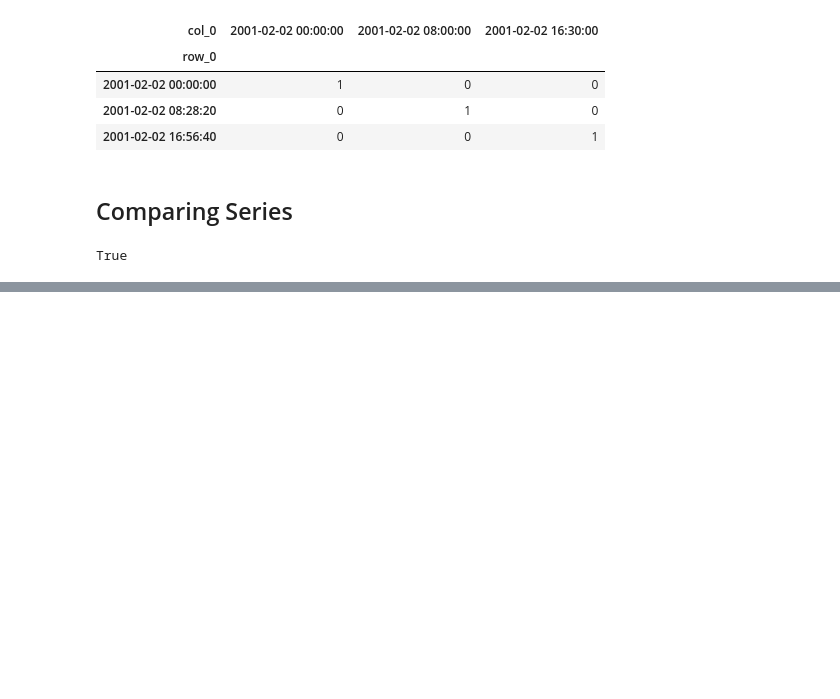
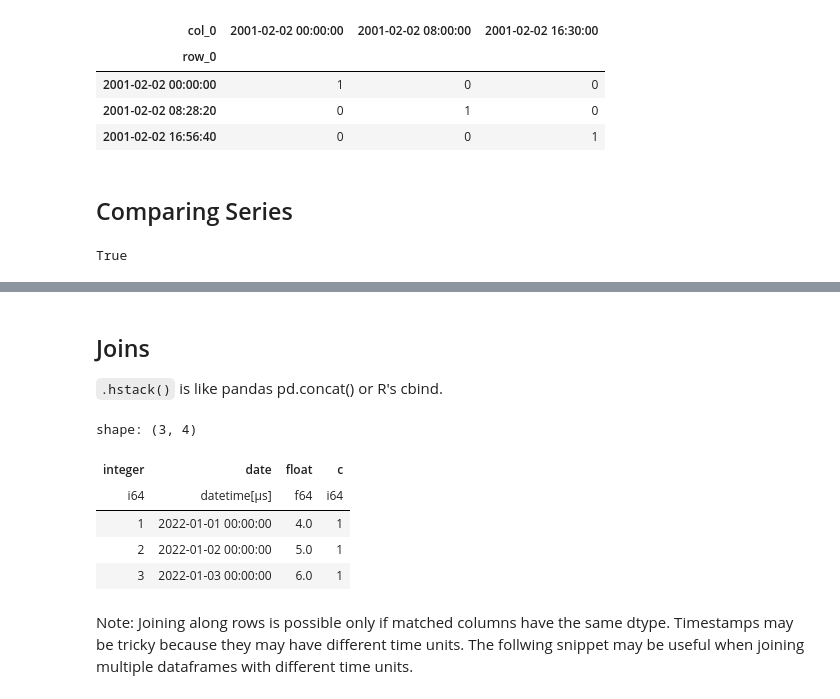
Before and after one commit to johnros/polars_demo, a Jupyter notebook: polars_to_preview.ipynb, the cells around one changed output, grey strips where cells are left out. Saved outputs shown, nothing was run; the diff lists cells and outputs as text; code cells hidden in the pictures; blank space fills up the shorter version.

```diff
--- a/polars_to_preview.ipynb
+++ b/polars_to_preview.ipynb
@@ -1835,0 +2240,2 @@ True
+# %%
+df.sort("integer")
@@ -1835,0 +2260,18 @@ True
+# %% [markdown]
+## Joins
+
+
+`.hstack()` is like pandas pd.concat() or R's cbind.
+# %%
+df.hstack([pl.Series("c", np.repeat(1, df.height))])
+# %% [output]
+shape: (3, 4)
+| integer | date | float | c |
+| i64 | datetime[μs] | f64 | i64 |
+| 1 | 2022-01-01 00:00:00 | 4.0 | 1 |
+| 2 | 2022-01-02 00:00:00 | 5.0 | 1 |
+| 3 | 2022-01-03 00:00:00 | 6.0 | 1 |
+# %% [markdown]
+Note: Joining along rows is possible only if matched columns have the same dtype.
+Timestamps may be tricky because they may have different time units.
+The follwing snippet may be useful when joining multiple dataframes with different time units.
```
Also changed, not shown: parts of 85 cells of this notebook, 3 other files.
